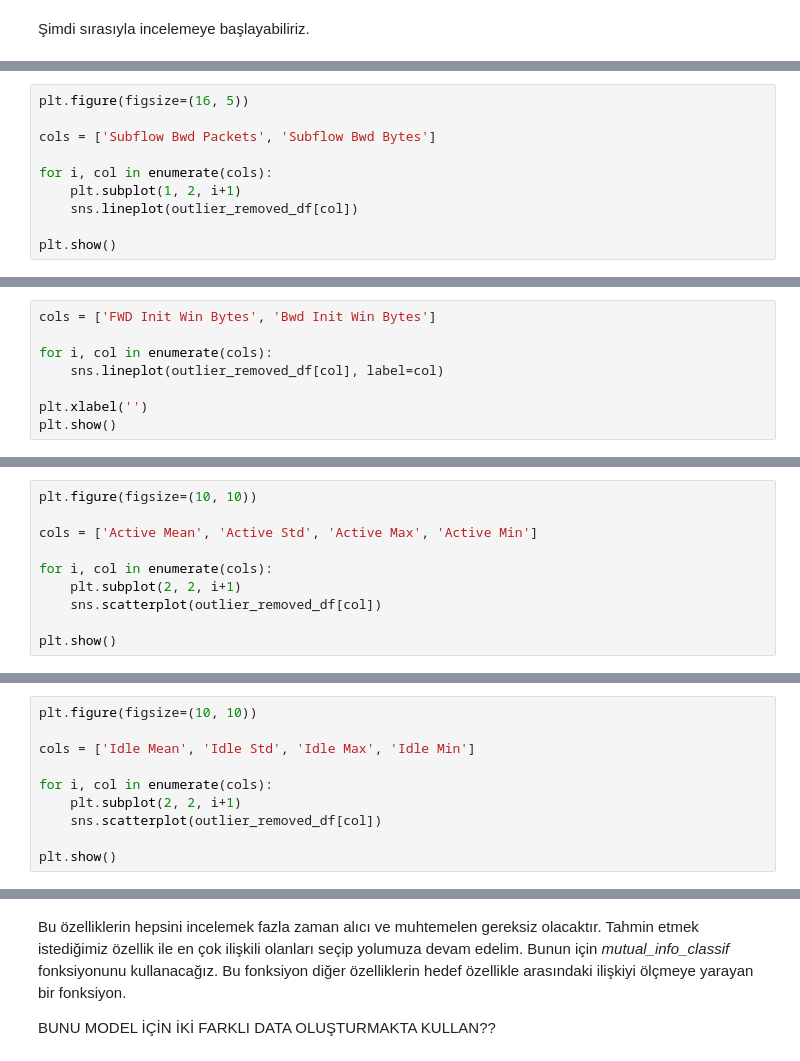
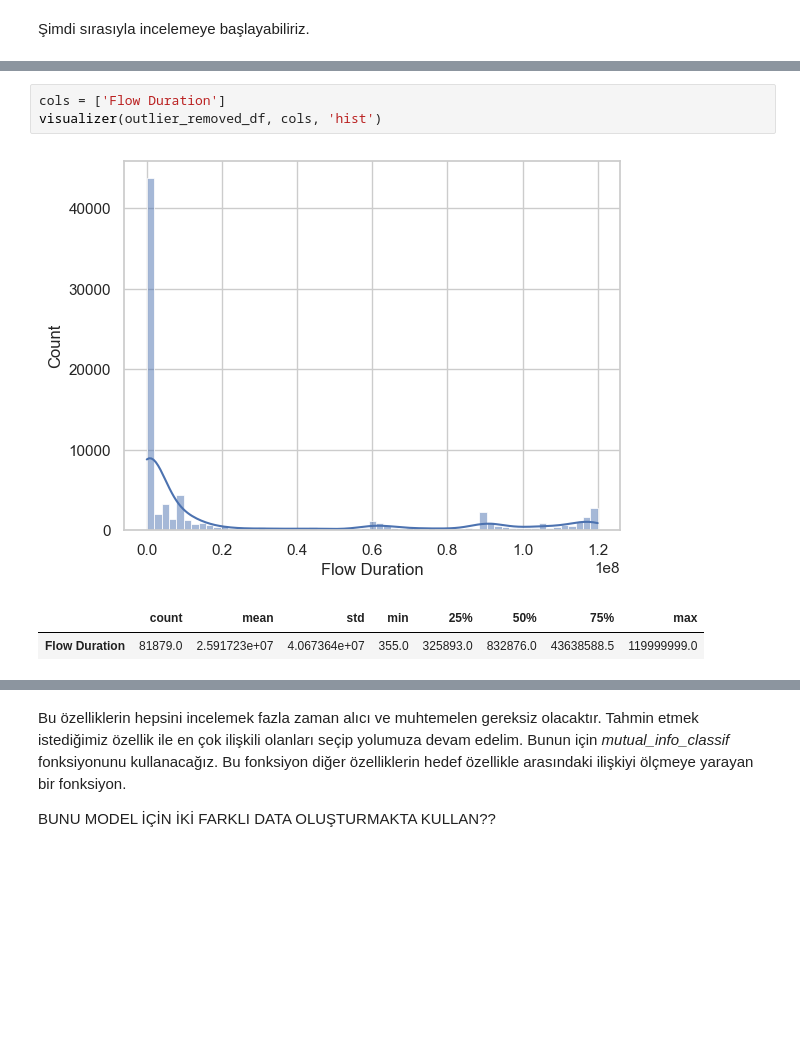
Before and after one commit to BoraDere/Darknet, a Jupyter notebook: nb.ipynb, the cells around one changed output, grey strips where cells are left out. Drawn from its saved outputs; the diff is of its cells as text; blank space fills up the shorter version.

```diff
--- a/nb.ipynb
+++ b/nb.ipynb
@@ -1069,10 +637,0 @@ outlier_removed_df[cols].describe().T
-# %%
-plt.figure(figsize=(16, 5))
-
-cols = ['Subflow Bwd Packets', 'Subflow Bwd Bytes']
-
-for i, col in enumerate(cols):
-    plt.subplot(1, 2, i+1)
-    sns.lineplot(outlier_removed_df[col])
-
-plt.show()
@@ -1087,8 +637,0 @@ outlier_removed_df[cols].describe().T
-# %%
-cols = ['FWD Init Win Bytes', 'Bwd Init Win Bytes']
-
-for i, col in enumerate(cols):
-    sns.lineplot(outlier_removed_df[col], label=col)
-
-plt.xlabel('')
-plt.show()
@@ -1123,10 +637,0 @@ outlier_removed_df[['Fwd Seg Size Min']].describe().T
-# %%
-plt.figure(figsize=(10, 10))
-
-cols = ['Active Mean', 'Active Std', 'Active Max', 'Active Min']
-
-for i, col in enumerate(cols):
-    plt.subplot(2, 2, i+1)
-    sns.scatterplot(outlier_removed_df[col])
-
-plt.show()
@@ -1143,10 +637,0 @@ outlier_removed_df[cols].describe().T
-# %%
-plt.figure(figsize=(10, 10))
-
-cols = ['Idle Mean', 'Idle Std', 'Idle Max', 'Idle Min']
-
-for i, col in enumerate(cols):
-    plt.subplot(2, 2, i+1)
-    sns.scatterplot(outlier_removed_df[col])
-
-plt.show()
@@ -1172,0 +688,7 @@ outlier_removed_df[['Hour']].describe().T
+# %%
+cols = ['Flow Duration']
+visualizer(outlier_removed_df, cols, 'hist')
+# %% [output]
+[figure, added]
+|  | count | mean | std | min | 25% | 50% | 75% | max |
+| Flow Duration | 81879.0 | 2.591723e+07 | 4.067364e+07 | 355.0 | 325893.0 | 832876.0 | 43638588.5 | 119999999.0 |
```
Also changed, not shown: parts of 91 cells of this notebook.
